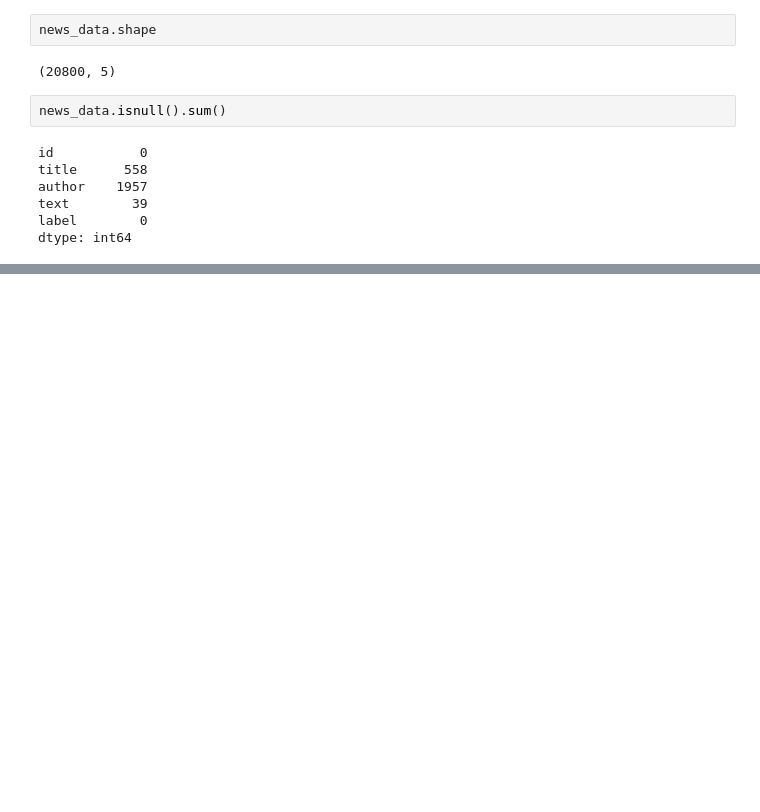
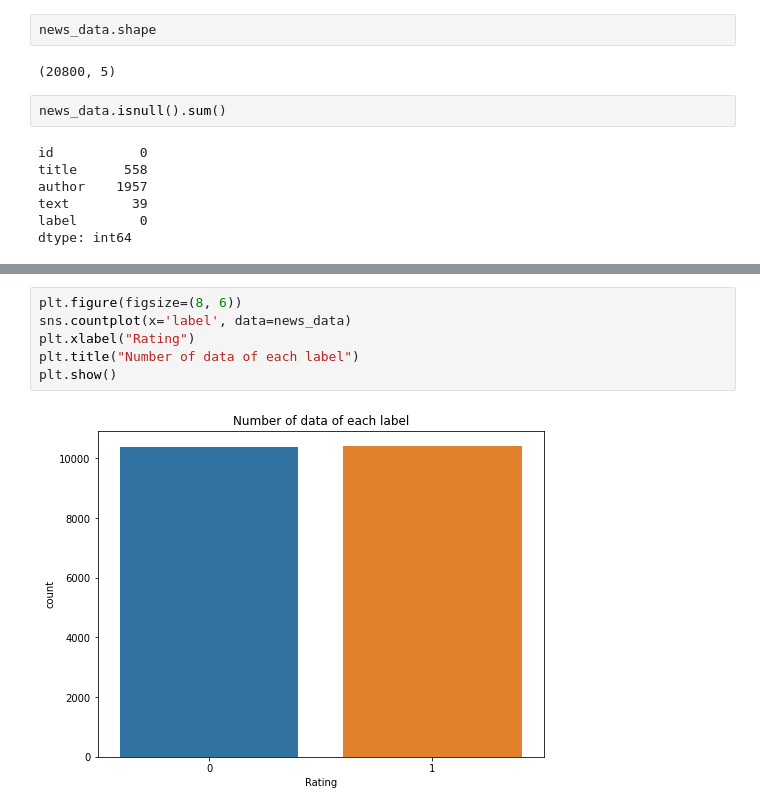
Before and after one commit to pmdino/CS39AA-Project, a Jupyter notebook: CS39AA_Project_Part_1.ipynb, the cells around one changed output, grey strips where cells are left out. Drawn from its saved outputs; the diff is of its cells as text; blank space fills up the shorter version.

```diff
--- a/CS39AA_Project_Part_1.ipynb
+++ b/CS39AA_Project_Part_1.ipynb
@@ -38,0 +42,8 @@ dtype: int64
+# %%
+plt.figure(figsize=(8, 6))
+sns.countplot(x='label', data=news_data)
+plt.xlabel("Rating")
+plt.title("Number of data of each label")
+plt.show()
+# %% [output]
+[figure, added]
```
Also changed, not shown: parts of 4 cells of this notebook.
